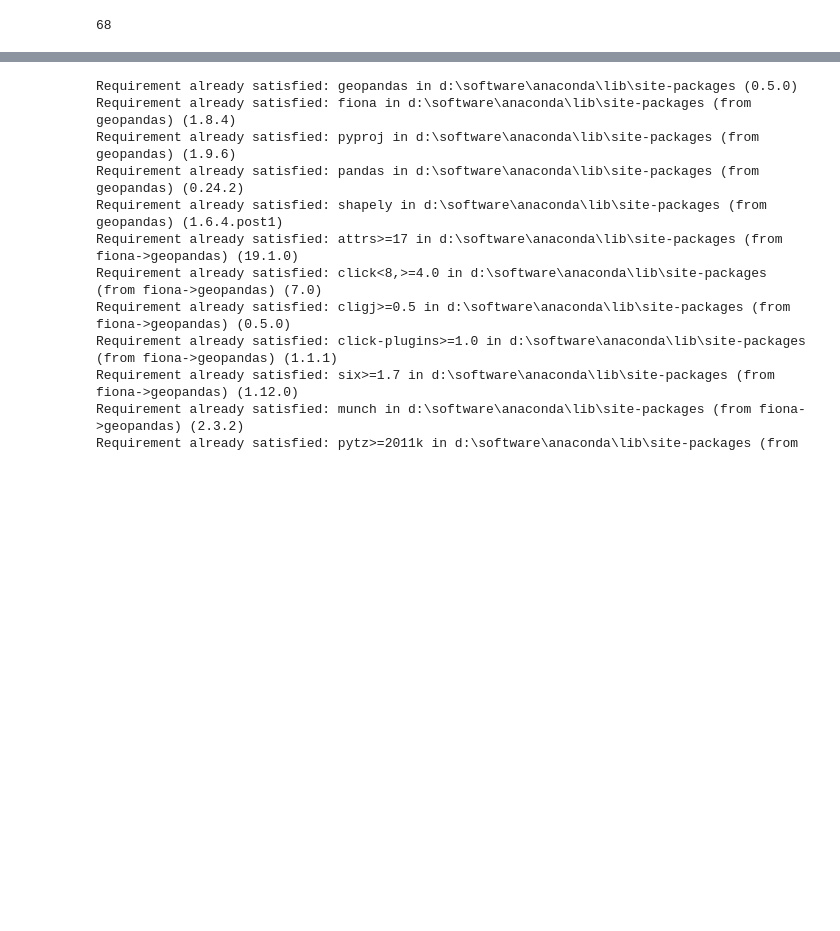
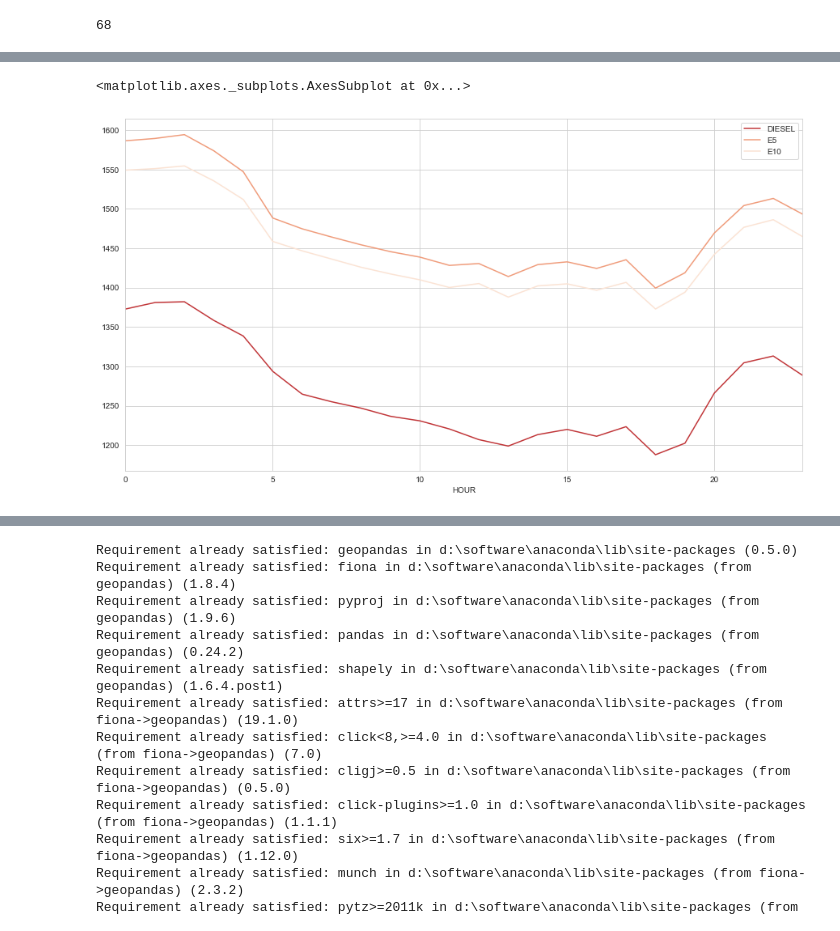
Before and after one commit to ds2019tukl/DS-2019-johannes-schauss, a Jupyter notebook: exercise_1.ipynb, the cells around one changed output, grey strips where cells are left out. Drawn from its saved outputs; the diff is of its cells as text; code cells hidden in the pictures; blank space fills up the shorter version.

```diff
--- a/exercise_1.ipynb
+++ b/exercise_1.ipynb
@@ -515,0 +553,3 @@ station_data[station_data['STID'] == 'eef314cf-a84a-4648-9284-c2df1efa36c9']
+# %%
+price_data['HOUR'] = [pd.to_datetime(x).hour for x in price_data['DATE_CHANGED']]
+price_data.head()
@@ -515,0 +563,3 @@ station_data[station_data['STID'] == 'eef314cf-a84a-4648-9284-c2df1efa36c9']
+# %%
+hours = price_data.groupby(['HOUR'])['DIESEL', 'E5', 'E10'].mean()
+hours
@@ -515,0 +585,5 @@ station_data[station_data['STID'] == 'eef314cf-a84a-4648-9284-c2df1efa36c9']
+# %%
+hours.plot(figsize=(15,8))
+# %% [output]
+<matplotlib.axes._subplots.AxesSubplot at 0x...>
+[figure, added]
```
Also changed, not shown: parts of 12 cells of this notebook.
